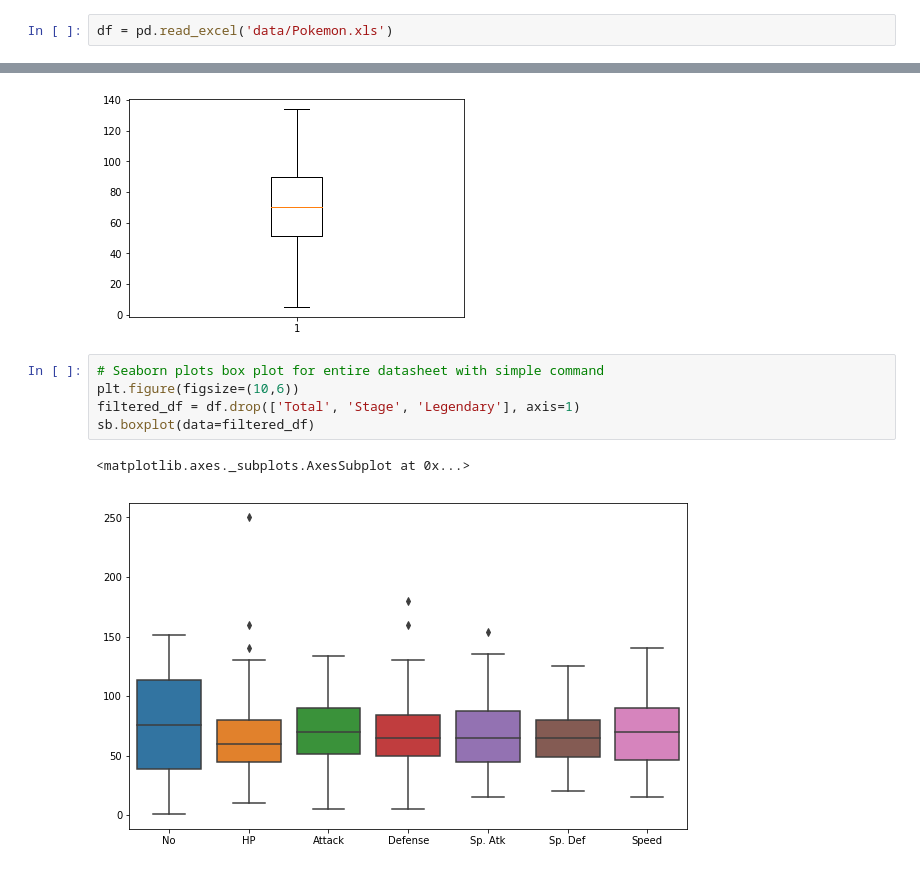
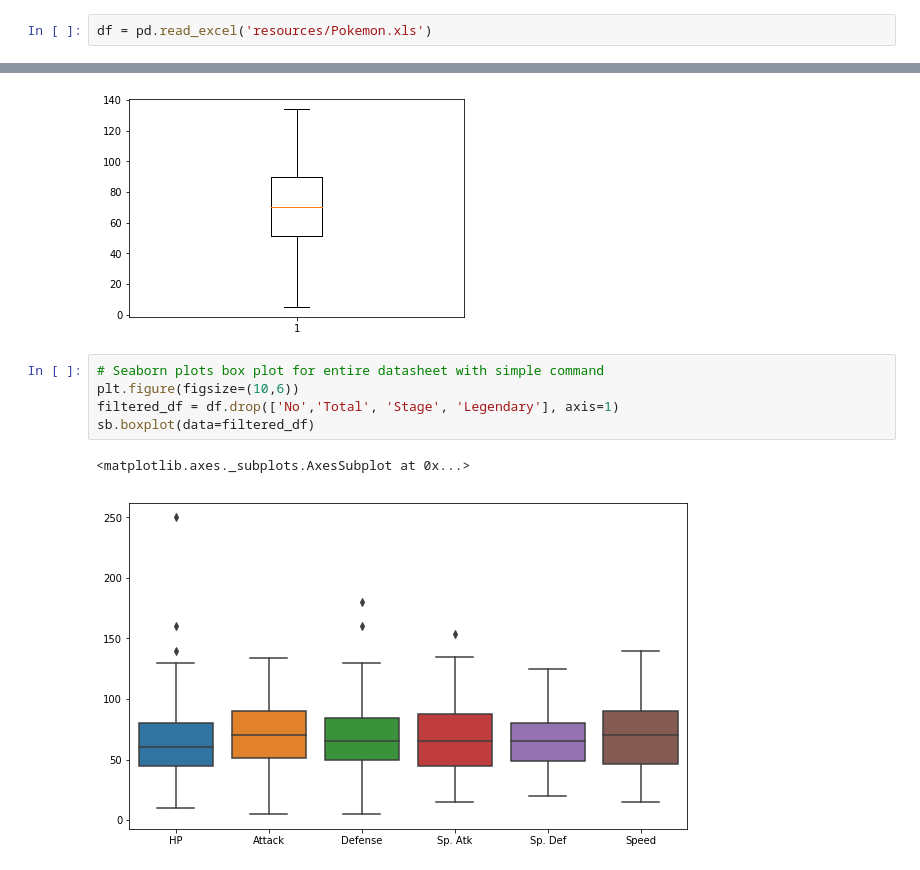
Before and after one commit to tanbirsohail/jupyter-notebooks, a Jupyter notebook: Seaborn - Getting Started.ipynb, the cells around one changed output, grey strips where cells are left out. Drawn from its saved outputs; the diff is of its cells as text.

Commit message:
Added some more plots, cleared up filepath issue

```diff
--- a/Seaborn - Getting Started.ipynb
+++ b/Seaborn - Getting Started.ipynb
@@ -13,7 +13,7 @@ sb.__version__
 # %% [output]
 '0.9.0'
 # %%
-df = pd.read_excel('data/Pokemon.xls')
+df = pd.read_excel('resources/Pokemon.xls')
 # %%
 df.head
 # %% [output]
@@ -78,8 +78,8 @@ plt.boxplot(x=df.Attack, data=df)
 # %%
 # Seaborn plots box plot for entire datasheet with simple command
 plt.figure(figsize=(10,6))
-filtered_df = df.drop(['Total', 'Stage', 'Legendary'], axis=1)
+filtered_df = df.drop(['No','Total', 'Stage', 'Legendary'], axis=1)
 sb.boxplot(data=filtered_df)
 # %% [output]
 <matplotlib.axes._subplots.AxesSubplot at 0x...>
-[figure, old version]
+[figure, new version]
```
Also changed, not shown: parts of 9 cells of this notebook.
